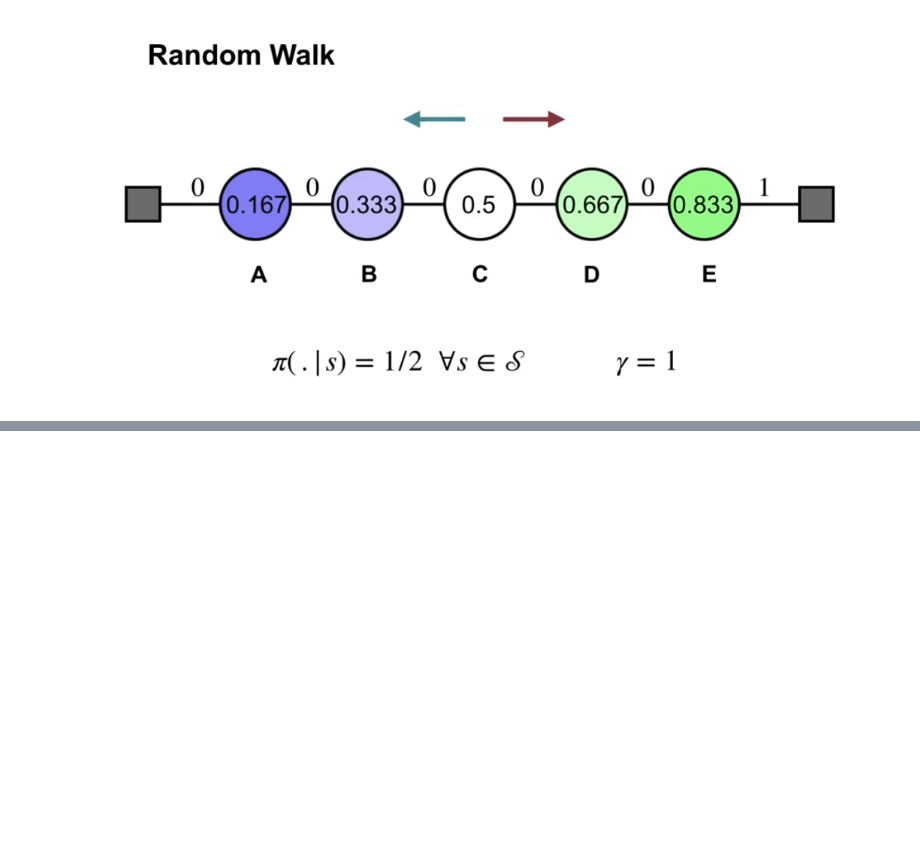
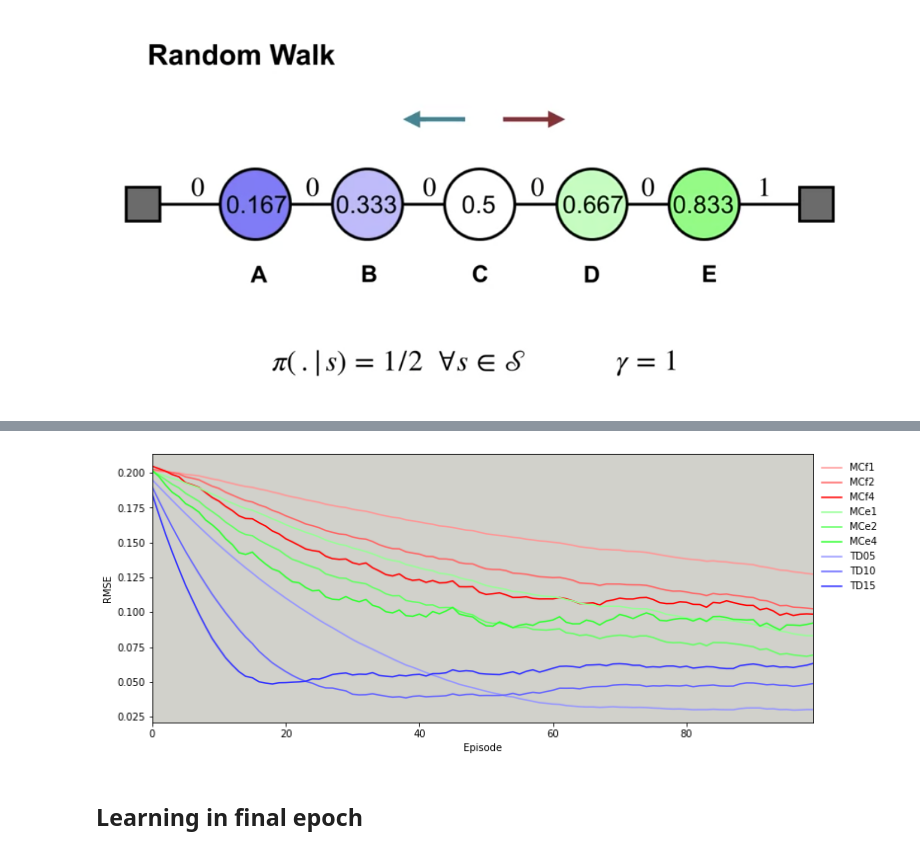
Before and after one commit to SebastienMc/Wee-RL-Notes, a Jupyter notebook: 6.1_MC v TD Learning.ipynb, the cells around one changed output, grey strips where cells are left out. Cells and saved outputs as stored; diff of their text form; code cells hidden in the pictures; blank space fills up the shorter version.

```diff
--- a/6.1_MC v TD Learning.ipynb
+++ b/6.1_MC v TD Learning.ipynb
@@ -81,23 +85,37 @@ def run_episode():
 # %%
 class Agent:
 
-    def __init__(self, gamma=1):
+    true_state_values = [0.167, 0.333, 0.5, 0.667, 0.833]
+
+    def __init__(self, gamma=1., alpha=1.):
         state_values = np.zeros(7)  # Initialisation
         state_values[1:-1] = 0.5
+
         self.state_values = state_values
         self.N = np.zeros(7)
         self.gamma = gamma
+        self.alpha = alpha
+        self.rmse_log = []
 
-    def rmse(self, true_values):
+    def log_rmse(self):
+        error = self.rmse()
+        self.rmse_log.append(error)
+
+    def rmse(self):
+
         state_values = np.array(self.state_values[1:-1])
-        sq_error = (true_values - state_values) ** 2
+        sq_error = (self.true_state_values - state_values) ** 2
+
         return np.mean(np.sqrt(sq_error))
+
+    def update_state_values(self, episode):
+        pass
 
 
 class MonteCarlo(Agent):
 
-    def __init__(self, gamma=1, first_visit=True):
-        super().__init__(gamma)
+    def __init__(self, gamma=1., alpha=1., first_visit=True):
+        super().__init__(gamma, alpha)
         self.first_visit = first_visit
 
     def update_state_values(self, episode):
@@ -130,7 +148,7 @@ class MonteCarlo(Agent):
                 step_size = 1 / self.N[idx]
 
                 error = est_return - self.state_values[idx]
-                self.state_values[idx] += step_size * error
+                self.state_values[idx] += self.alpha * error
 
                 if self.first_visit and unique == sorted(seen):
                     break
@@ -152,10 +170,6 @@ class MonteCarlo(Agent):
 
 class TemporalDifference(Agent):
 
-    def __init__(self, gamma=1, alpha=1):
-        super().__init__(gamma)
-        self.alpha = alpha
-
     def update_state_values(self, episode):
 
         n_steps = len(episode[1])
@@ -230,0 +246,19 @@ true_values = pd.Series(true_values, index=range(1, 6), name='True Values')
+# %%
+for k, v in error_store.items():
+    average = np.mean(np.array(v), axis=0)
+    error_store[k] = average
+# %%
+colours1 = ['#ff9696','#ff6464','#ff0000']
+colours2 = ['#96ff96', '#64ff64', '#32ff32']
+colours3 = ['#9696ff', '#6464ff', '#3232ff']
+all_cs = colours1 + colours2 + colours3
+# %%
+ax = pd.DataFrame.from_dict(error_store).plot(figsize=(12, 5), color=all_cs)
+_ = ax.legend(bbox_to_anchor=(1, 1), loc='upper left', frameon=False)
+_ = ax.set_ylabel('RMSE')
+_ = ax.set_xlabel('Episode')
+_ = ax.set_facecolor('#d1d1cb')
+# %% [output]
+[figure, added]
+# %% [markdown]
+## Learning in final epoch
```
Also changed, not shown: parts of 14 cells of this notebook.
